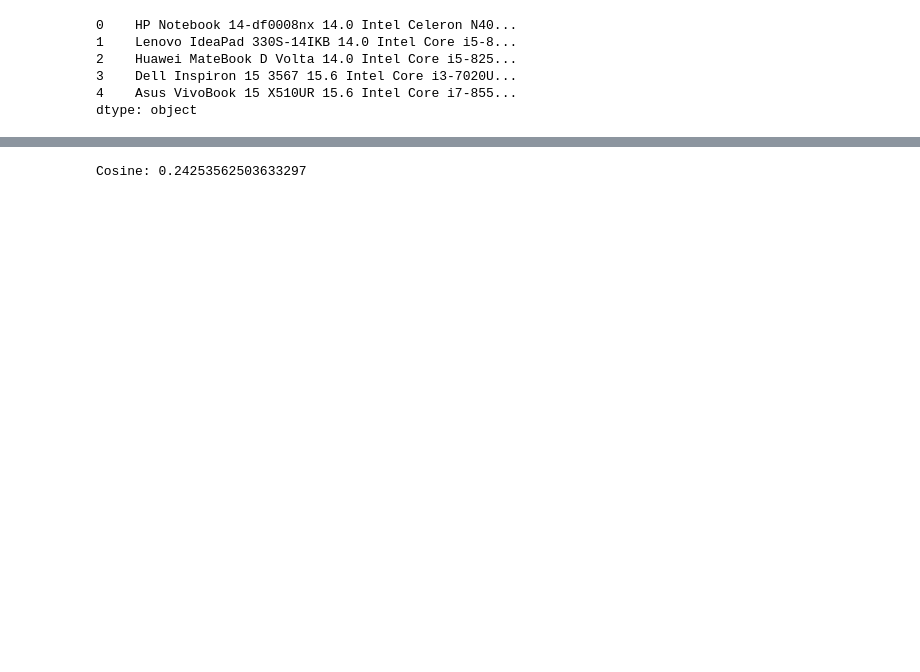
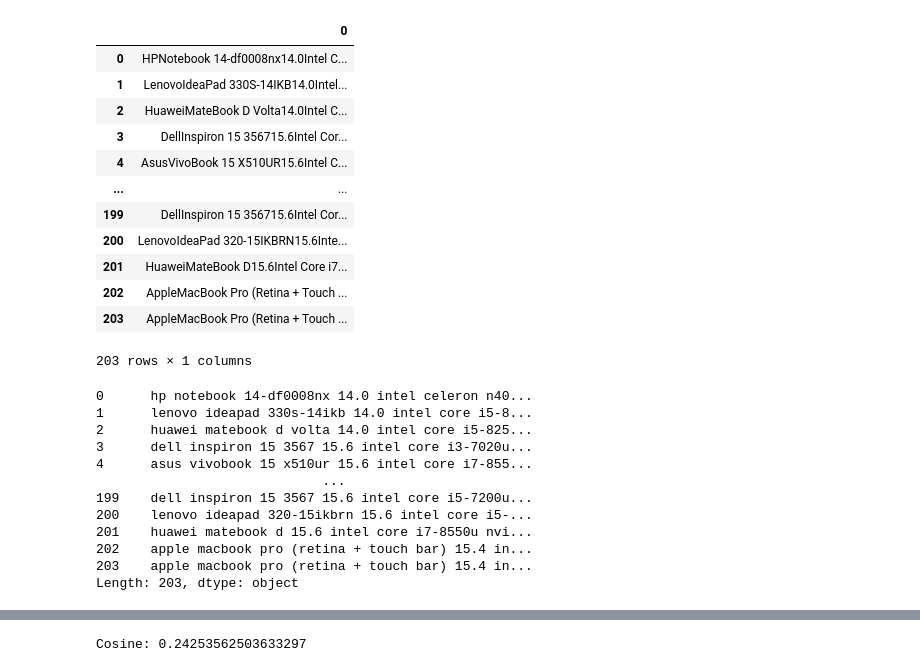
Before and after one commit to cse-vaibhav/Project2-backend, a Jupyter notebook: notebooks/Cosine.ipynb, the cells around one changed output, grey strips where cells are left out. Saved outputs shown, nothing was run; the diff lists cells and outputs as text; code cells hidden in the pictures; blank space fills up the shorter version.

```diff
--- a/notebooks/Cosine.ipynb
+++ b/notebooks/Cosine.ipynb
@@ -24,20 +24,39 @@ data.head(5)
 | 4 | Asus | https://encrypted-tbn0.gstatic.co... | VivoBook 15 X510UR | 15.6 | Intel Core i7-8550U | NVIDIA GeForce 930MX (2 GB) | 1024.0 | ... |
 # %%
 data_concatenated = data.drop(["img_url", "discount_price", "ratings_5max"], axis=1).T.apply(lambda x: "".join(list(map(str, x.values.tolist())))).to_frame()
+# %%
+data_concatenated
+# %% [output]
+|  | 0 |
+| 0 | HPNotebook 14-df0008nx14.0Intel C... |
+| 1 | LenovoIdeaPad 330S-14IKB14.0Intel... |
+| 2 | HuaweiMateBook D Volta14.0Intel C... |
+| 3 | DellInspiron 15 356715.6Intel Cor... |
+| 4 | AsusVivoBook 15 X510UR15.6Intel C... |
+| ... | ... |
+| 199 | DellInspiron 15 356715.6Intel Cor... |
+| 200 | LenovoIdeaPad 320-15IKBRN15.6Inte... |
+| 201 | HuaweiMateBook D15.6Intel Core i7... |
+| 202 | AppleMacBook Pro (Retina + Touch ... |
+| 203 | AppleMacBook Pro (Retina + Touch ... |
+203 rows × 1 columns
 # %%
 data.drop(["img_url", "discount_price", "ratings_5max"], axis=1).T.apply(lambda x: "".join(list(map(str, x.values.tolist()))))
-
-df = data.drop(["img_url", "discount_price", "ratings_5max"], axis=1).T.apply(lambda x: " ".join(list(map(str, x.values.tolist()))))
-# data_concatenated["ratings"] = data["ratings_5max"]
-# data_concatenated["price"] = data["discount_price"]
-df.head()
+df = data.drop(["img_url", "discount_price", "ratings_5max"], axis=1).T.apply(lambda x: " ".join(list(map(str, x.values.tolist())))).str.lower()
+df
 # %% [output]
-0    HP Notebook 14-df0008nx 14.0 Intel Celeron N40...
-1    Lenovo IdeaPad 330S-14IKB 14.0 Intel Core i5-8...
-2    Huawei MateBook D Volta 14.0 Intel Core i5-825...
-3    Dell Inspiron 15 3567 15.6 Intel Core i3-7020U...
-4    Asus VivoBook 15 X510UR 15.6 Intel Core i7-855...
-dtype: object
+0      hp notebook 14-df0008nx 14.0 intel celeron n40...
+1      lenovo ideapad 330s-14ikb 14.0 intel core i5-8...
+2      huawei matebook d volta 14.0 intel core i5-825...
+3      dell inspiron 15 3567 15.6 intel core i3-7020u...
+4      asus vivobook 15 x510ur 15.6 intel core i7-855...
+                             ...
+199    dell inspiron 15 3567 15.6 intel core i5-7200u...
+200    lenovo ideapad 320-15ikbrn 15.6 intel core i5-...
+201    huawei matebook d 15.6 intel core i7-8550u nvi...
+202    apple macbook pro (retina + touch bar) 15.4 in...
+203    apple macbook pro (retina + touch bar) 15.4 in...
+Length: 203, dtype: object
 # %%
 pd.pivot_table(data_concatenated, values="ratings", index=["data"], columns="data").fillna(0)
 # %% [output]
```
Also changed, not shown: parts of 5 cells of this notebook, 3 other files.
